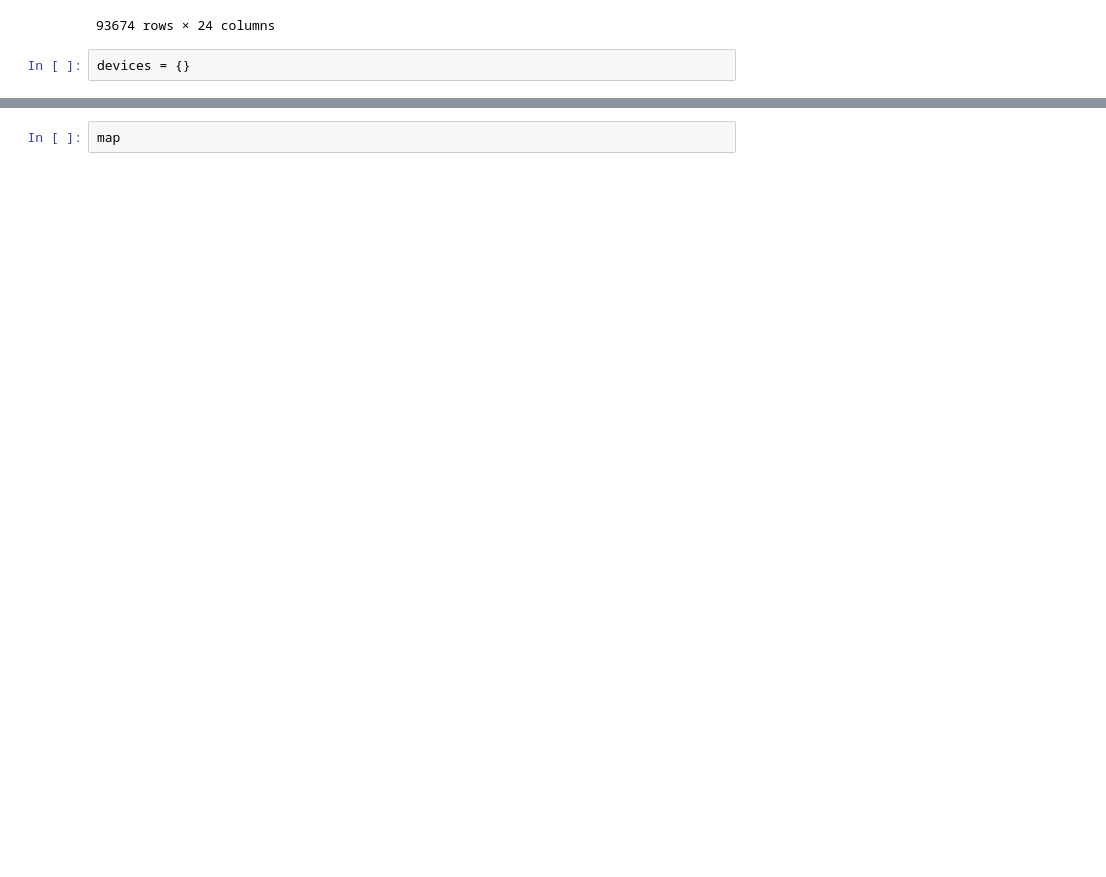
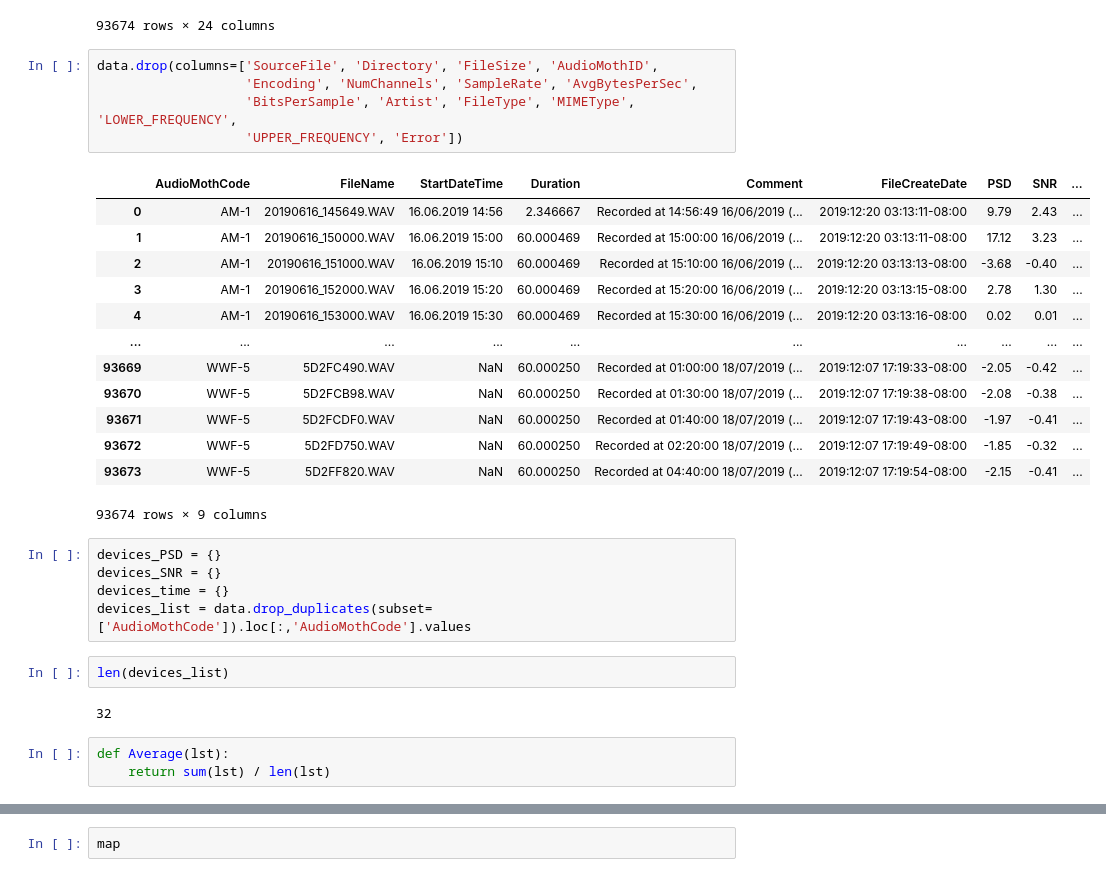
Before and after one commit to nishantbalaji/e4e-data-visualization, a Jupyter notebook: notebook.ipynb, the cells around one changed output, grey strips where cells are left out. Cells and saved outputs as stored; diff of their text form; blank space fills up the shorter version.

```diff
--- a/notebook.ipynb
+++ b/notebook.ipynb
@@ -30,5 +30,34 @@ data
 | 93672 | WWF-5 | NaN | GRABADOR-WWF-5/5D2FD750.WAV | GRABADOR-WWF-5 | 5D2FD750.WAV | 46080192 | 1 | 1 | ... |
 | 93673 | WWF-5 | NaN | GRABADOR-WWF-5/5D2FF820.WAV | GRABADOR-WWF-5 | 5D2FF820.WAV | 46080192 | 1 | 1 | ... |
 93674 rows × 24 columns
-# %%
-devices = {}
+# %%
+data.drop(columns=['SourceFile', 'Directory', 'FileSize', 'AudioMothID',
+                   'Encoding', 'NumChannels', 'SampleRate', 'AvgBytesPerSec',
+                   'BitsPerSample', 'Artist', 'FileType', 'MIMEType', 'LOWER_FREQUENCY',
+                   'UPPER_FREQUENCY', 'Error'])
+# %% [output]
+|  | AudioMothCode | FileName | StartDateTime | Duration | Comment | FileCreateDate | PSD | SNR | ... |
+| 0 | AM-1 | 20190616_145649.WAV | 16.06.2019 14:56 | 2.346667 | Recorded at 14:56:49 16/06/2019 (... | 2019:12:20 03:13:11-08:00 | 9.79 | 2.43 | ... |
+| 1 | AM-1 | 20190616_150000.WAV | 16.06.2019 15:00 | 60.000469 | Recorded at 15:00:00 16/06/2019 (... | 2019:12:20 03:13:11-08:00 | 17.12 | 3.23 | ... |
+| 2 | AM-1 | 20190616_151000.WAV | 16.06.2019 15:10 | 60.000469 | Recorded at 15:10:00 16/06/2019 (... | 2019:12:20 03:13:13-08:00 | -3.68 | -0.40 | ... |
+| 3 | AM-1 | 20190616_152000.WAV | 16.06.2019 15:20 | 60.000469 | Recorded at 15:20:00 16/06/2019 (... | 2019:12:20 03:13:15-08:00 | 2.78 | 1.30 | ... |
+| 4 | AM-1 | 20190616_153000.WAV | 16.06.2019 15:30 | 60.000469 | Recorded at 15:30:00 16/06/2019 (... | 2019:12:20 03:13:16-08:00 | 0.02 | 0.01 | ... |
+| ... | ... | ... | ... | ... | ... | ... | ... | ... | ... |
+| 93669 | WWF-5 | 5D2FC490.WAV | NaN | 60.000250 | Recorded at 01:00:00 18/07/2019 (... | 2019:12:07 17:19:33-08:00 | -2.05 | -0.42 | ... |
+| 93670 | WWF-5 | 5D2FCB98.WAV | NaN | 60.000250 | Recorded at 01:30:00 18/07/2019 (... | 2019:12:07 17:19:38-08:00 | -2.08 | -0.38 | ... |
+| 93671 | WWF-5 | 5D2FCDF0.WAV | NaN | 60.000250 | Recorded at 01:40:00 18/07/2019 (... | 2019:12:07 17:19:43-08:00 | -1.97 | -0.41 | ... |
+| 93672 | WWF-5 | 5D2FD750.WAV | NaN | 60.000250 | Recorded at 02:20:00 18/07/2019 (... | 2019:12:07 17:19:49-08:00 | -1.85 | -0.32 | ... |
+| 93673 | WWF-5 | 5D2FF820.WAV | NaN | 60.000250 | Recorded at 04:40:00 18/07/2019 (... | 2019:12:07 17:19:54-08:00 | -2.15 | -0.41 | ... |
+93674 rows × 9 columns
+# %%
+devices_PSD = {}
+devices_SNR = {}
+devices_time = {}
+devices_list = data.drop_duplicates(subset=['AudioMothCode']).loc[:,'AudioMothCode'].values
+# %%
+len(devices_list)
+# %% [output]
+32
+# %%
+def Average(lst):
+    return sum(lst) / len(lst)
```
Also changed, not shown: parts of 9 cells of this notebook, 1 other file.
